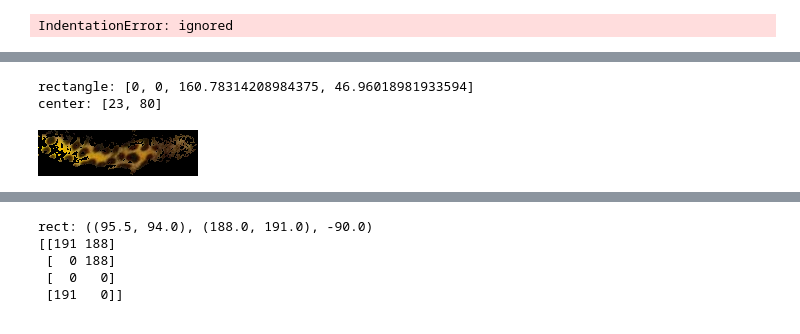
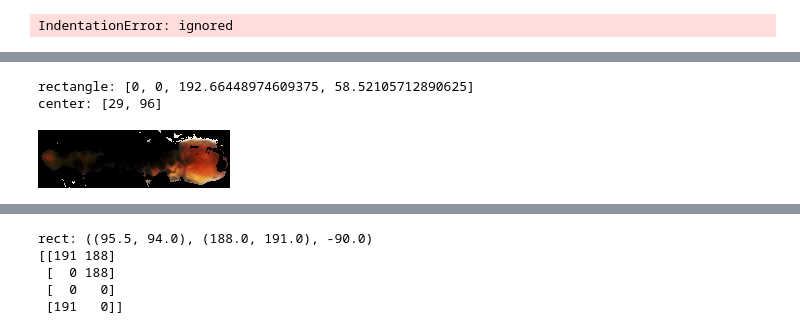
Before and after one commit to GuillaumeMagnette/Stage_Tritons, a Jupyter notebook: Image_processing2.ipynb, the cells around one changed output, grey strips where cells are left out. Saved outputs shown, nothing was run; the diff lists cells and outputs as text; code cells hidden in the pictures.

```diff
--- a/Image_processing2.ipynb
+++ b/Image_processing2.ipynb
@@ -334,9 +342,10 @@ mask_blur = cv2.GaussianBlur(mask,(5,5),cv2.BORDER_DEFAULT)
 threshMap = cv2.threshold(mask_blur.astype("uint8"), 0, 255,
 	cv2.THRESH_BINARY | cv2.THRESH_OTSU)[1]
 
-kernel = np.ones((5,5),np.uint8)
+kernel = np.ones((7,7),np.uint8)
+threshMap = cv2.dilate(threshMap, kernel)
 threshMap = cv2.erode(threshMap, kernel)
-threshMap = cv2.dilate(threshMap, kernel)
+
 
 cv2_imshow(mask_blur)
 cv2_imshow(threshMap)
@@ -495,3 +538,13 @@ rect: ((174.6490478515625, 85.06898498535156), (160.78314208984375, 46.960189819
+# %%
+hls = cv2.cvtColor(warped, cv2.COLOR_BGR2HLS)
+lower_yellow = np.array([10,15,97])
+upper_yellow = np.array([40,145,255])
+
+lower_black = np.array([0,0,30])
+upper_black = np.array([25,35,255])
+
+lower_black2 = np.array([160,0,30])
+upper_black2 = np.array([180,35,255])
 # %%
 rectangle = [0,0,rect[1][0],rect[1][1]]
 print("rectangle: {}".format(rectangle))
@@ -503,49 +556,46 @@ print("center: {}".format(center))
 #mask = np.ones_like(warped[:,:,0], np.uint8)*cv2.GC_PR_BGD
 
 #hls = cv2.cvtColor(warped, cv2.COLOR_RGB2HLS)
+
+
+
 hls = cv2.cvtColor(warped, cv2.COLOR_BGR2HLS)
-lower_yellow = np.array([10,15,97])
-upper_yellow = np.array([40,125,255])
 
-lower_black = np.array([0,0,30])
-upper_black = np.array([25,35,255])
-
-lower_black2 = np.array([160,0,30])
-upper_black2 = np.array([180,35,255])
 # Here we are defining range of yellow color in HSL
 # This creates a mask of yellow coloured
 # objects found in the frame.
 mask = cv2.inRange(hls, lower_yellow, upper_yellow)
+mask2 = cv2.inRange(hls, lower_yellow2, upper_yellow2)
 mask_b = cv2.inRange(hls, lower_black, upper_black)
 mask_b2 = cv2.inRange(hls, lower_black2, upper_black2)
 
-mask_total = mask_b2+mask_b+mask
+mask_total = mask_b2+mask_b+mask+mask2
 # The bitwise and of the frame and mask is done so
 # that only the blue coloured objects are highlighted
 # and stored in res
 #res = cv2.bitwise_or()
 #res = cv2.bitwise_and(img,img, mask= mask)
 # Here we are defining range of yellow color in HSL
 # This creates a mask of yellow coloured
 # objects found in the frame.
 #extracted = cv2.inRange(hls, lower_yellow, upper_yellow)
 mask = np.ones_like(warped[:,:,0], np.uint8)
 mask[mask_total == 0] = 0
 mask[mask_total == 255] = 1
 #mask[center[1]-10:center[1]+10,center[0]-10:center[0]+10]=1
 #print(mask[center[1],center[0]])
 bgdModel = np.zeros((1,65),np.float64)
 fgdModel = np.zeros((1,65),np.float64)
 #cv2_imshow(mask)
 cv2.grabCut(warped,mask,rectangle,bgdModel,fgdModel,2,cv2.GC_INIT_WITH_MASK)
 mask2 = np.where((mask==2)|(mask==0),0,1).astype('uint8')
 img_cut = warped*mask2[:,:,np.newaxis]
 
 cv2_imshow(img_cut)
 # %% [output]
-rectangle: [0, 0, 160.78314208984375, 46.96018981933594]
-center: [23, 80]
+rectangle: [0, 0, 192.66448974609375, 58.52105712890625]
+center: [29, 96]
-[figure, old version]
+[figure, new version]
 # %%
 img0 = cv2.equalizeHist(img_cut[:,:,0])
 img1 = cv2.equalizeHist(img_cut[:,:,1])
```
Also changed, not shown: parts of 23 cells of this notebook.
